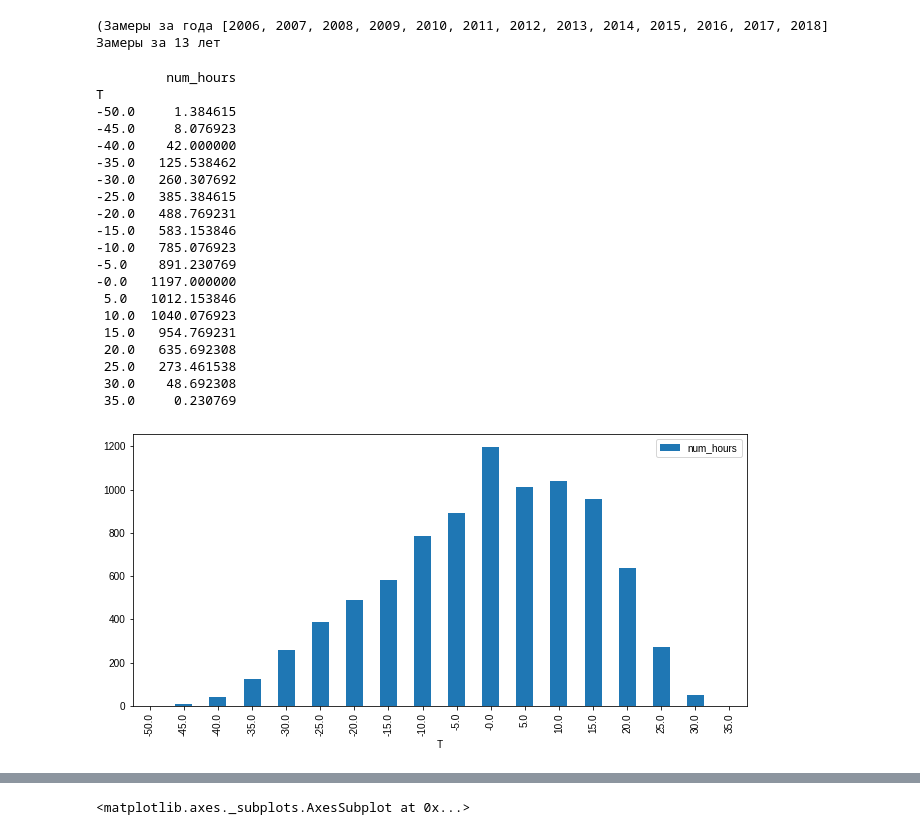
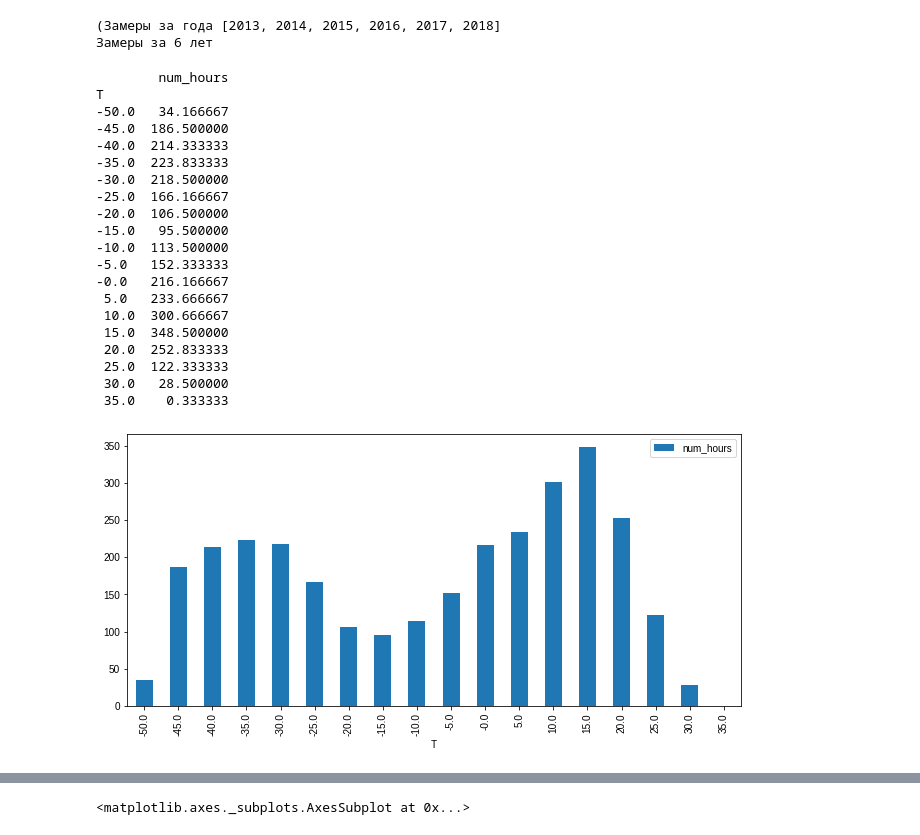
Before and after one commit to AndreyEroshkin/climate, a Jupyter notebook: humid-t-hmao.ipynb, the cells around one changed output, grey strips where cells are left out. Saved outputs shown, nothing was run; the diff lists cells and outputs as text; code cells hidden in the pictures.

```diff
--- a/humid-t-hmao.ipynb
+++ b/humid-t-hmao.ipynb
@@ -14,7 +14,8 @@ from plot_id import *
 plt.rcParams["font.family"] = "Liberation Sans"
 # %%
 path='~/Documents/greenair/python/climate/data/'
-file='Ханты-Мансийск.xlsx'
+#file='Ханты-Мансийск.xlsx'
+file='Якутск.xlsx'
 df = pd.read_excel(path+file, skiprows = 6)
 title = re.sub('Местное время', 'Погода',df.columns[0])
 # %%
@@ -67,39 +68,39 @@ full_years_list = ds_dur_by_years.index [ds_dur_by_years > np.timedelta64(360,'D
 full_years_quantity = len(full_years_list)
 print (f'(Замеры за года {full_years_list}\nЗамеры за {full_years_quantity} лет')
 # %% [output]
-(Замеры за года [2006, 2007, 2008, 2009, 2010, 2011, 2012, 2013, 2014, 2015, 2016, 2017, 2018]
-Замеры за 13 лет
+(Замеры за года [2013, 2014, 2015, 2016, 2017, 2018]
+Замеры за 6 лет
 # %%
 def myround(x, base=5):
     return base * np.round(x/base)
-df_hours_by_temp=df['duration'].groupby(myround(df[quitT'])).agg(num_hours=('duration', lambda x: (np.sum(x.dt.components['hours']))/full_years_quantity) )
+df_hours_by_temp=df['duration'].groupby(myround(df['T'])).agg(num_hours=('duration', lambda x: (np.sum(x.dt.components['hours']))/full_years_quantity) )
 fig, ax = plt.subplots()
 fig.set_size_inches(11, 5)
 df_hours_by_temp.plot(kind="bar", ax=ax)
 
 print(df_hours_by_temp)
 # %% [output]
-         num_hours
+        num_hours
 T
--50.0     1.384615
--45.0     8.076923
--40.0    42.000000
--35.0   125.538462
--30.0   260.307692
--25.0   385.384615
--20.0   488.769231
--15.0   583.153846
--10.0   785.076923
--5.0    891.230769
--0.0   1197.000000
- 5.0   1012.153846
- 10.0  1040.076923
- 15.0   954.769231
- 20.0   635.692308
- 25.0   273.461538
- 30.0    48.692308
- 35.0     0.230769
+-50.0   34.166667
+-45.0  186.500000
+-40.0  214.333333
+-35.0  223.833333
+-30.0  218.500000
+-25.0  166.166667
+-20.0  106.500000
+-15.0   95.500000
+-10.0  113.500000
+-5.0   152.333333
+-0.0   216.166667
+ 5.0   233.666667
+ 10.0  300.666667
+ 15.0  348.500000
+ 20.0  252.833333
+ 25.0  122.333333
+ 30.0   28.500000
+ 35.0    0.333333
-[figure, old version]
+[figure, new version]
 # %%
 def myround(x, base=5):
     return base * np.round(x/base)
```
Also changed, not shown: parts of 14 cells of this notebook, 1 other file.
